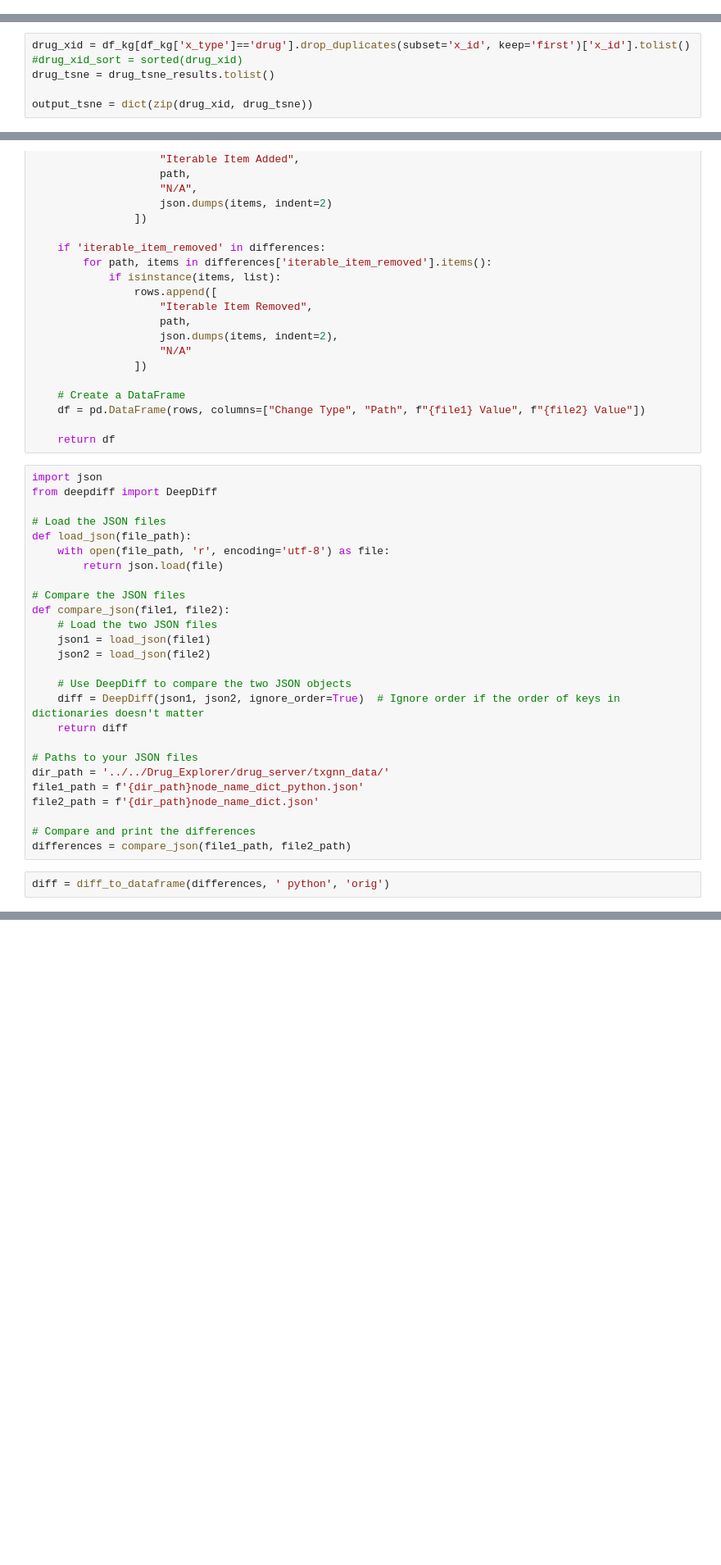
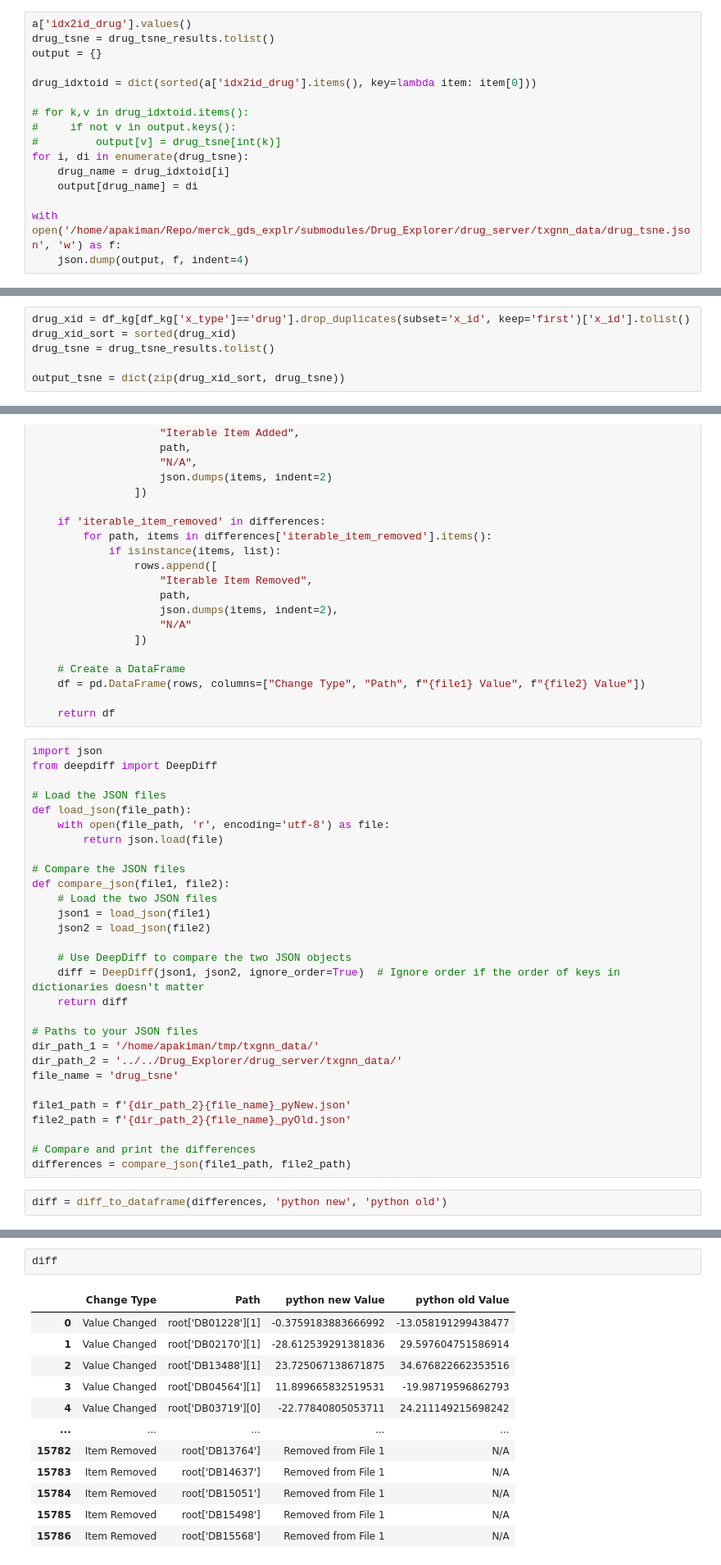
Before and after one commit to antahiap/TxGNN, a Jupyter notebook: notebooks/02_make_demo_jsons.ipynb, the cells around one changed output, grey strips where cells are left out. Shown at 82% size. Drawn from its saved outputs; the diff is of its cells as text; blank space fills up the shorter version.

```diff
--- a/notebooks/02_make_demo_jsons.ipynb
+++ b/notebooks/02_make_demo_jsons.ipynb
@@ -83,0 +120,16 @@ df_kg = pd.read_csv('../../../.images/neo4j/data_primekg/kg_directed.csv')
+# %%
+a['idx2id_drug'].values()
+drug_tsne = drug_tsne_results.tolist()
+output = {}
+
+drug_idxtoid = dict(sorted(a['idx2id_drug'].items(), key=lambda item: item[0]))
+
+# for k,v in drug_idxtoid.items():
+#     if not v in output.keys():
+#         output[v] = drug_tsne[int(k)]
+for i, di in enumerate(drug_tsne):
+    drug_name = drug_idxtoid[i]
+    output[drug_name] = di
+
+with open('/home/apakiman/Repo/merck_gds_explr/submodules/Drug_Explorer/drug_server/txgnn_data/drug_tsne.json', 'w') as f:
+    json.dump(output, f, indent=4)
@@ -96,10 +220,10 @@ with open('/home/apakiman/Repo/merck_gds_explr/submodules/Drug_Explorer/drug_ser
     node_name_dic = json.load(file)
 # %%
 drug_xid = df_kg[df_kg['x_type']=='drug'].drop_duplicates(subset='x_id', keep='first')['x_id'].tolist()
-#drug_xid_sort = sorted(drug_xid)
+drug_xid_sort = sorted(drug_xid)
 drug_tsne = drug_tsne_results.tolist()
 
-output_tsne = dict(zip(drug_xid, drug_tsne))
+output_tsne = dict(zip(drug_xid_sort, drug_tsne))
 # %%
 #with open('./txgnn_data_sample/drug_tsne.json', 'w') as f:
 with open('/home/apakiman/Repo/merck_gds_explr/submodules/Drug_Explorer/drug_server/txgnn_data/drug_tsne.json', 'w') as f:
@@ -350,12 +476,15 @@ def compare_json(file1, file2):
     return diff
 
 # Paths to your JSON files
-dir_path = '../../Drug_Explorer/drug_server/txgnn_data/'
-file1_path = f'{dir_path}node_name_dict_python.json'
-file2_path = f'{dir_path}node_name_dict.json'
+dir_path_1 = '/home/apakiman/tmp/txgnn_data/'
+dir_path_2 = '../../Drug_Explorer/drug_server/txgnn_data/'
+file_name = 'drug_tsne'
+
+file1_path = f'{dir_path_2}{file_name}_pyNew.json'
+file2_path = f'{dir_path_2}{file_name}_pyOld.json'
 
 # Compare and print the differences
 differences = compare_json(file1_path, file2_path)
 # %%
-diff = diff_to_dataframe(differences, ' python', 'orig')
+diff = diff_to_dataframe(differences, 'python new', 'python old')
 # %%
@@ -381,0 +495,15 @@ diff[diff['Change Type'] == 'Item Removed']
+# %%
+diff
+# %% [output]
+|  | Change Type | Path | python new Value | python old Value |
+| 0 | Value Changed | root['DB01228'][1] | -0.3759183883666992 | -13.058191299438477 |
+| 1 | Value Changed | root['DB02170'][1] | -28.612539291381836 | 29.597604751586914 |
+| 2 | Value Changed | root['DB13488'][1] | 23.725067138671875 | 34.676822662353516 |
+| 3 | Value Changed | root['DB04564'][1] | 11.899665832519531 | -19.98719596862793 |
+| 4 | Value Changed | root['DB03719'][0] | -22.77840805053711 | 24.211149215698242 |
+| ... | ... | ... | ... | ... |
+| 15782 | Item Removed | root['DB13764'] | Removed from File 1 | N/A |
+| 15783 | Item Removed | root['DB14637'] | Removed from File 1 | N/A |
+| 15784 | Item Removed | root['DB15051'] | Removed from File 1 | N/A |
+| 15785 | Item Removed | root['DB15498'] | Removed from File 1 | N/A |
+| 15786 | Item Removed | root['DB15568'] | Removed from File 1 | N/A |
```
Also changed, not shown: parts of 19 cells of this notebook, 3 other files.
